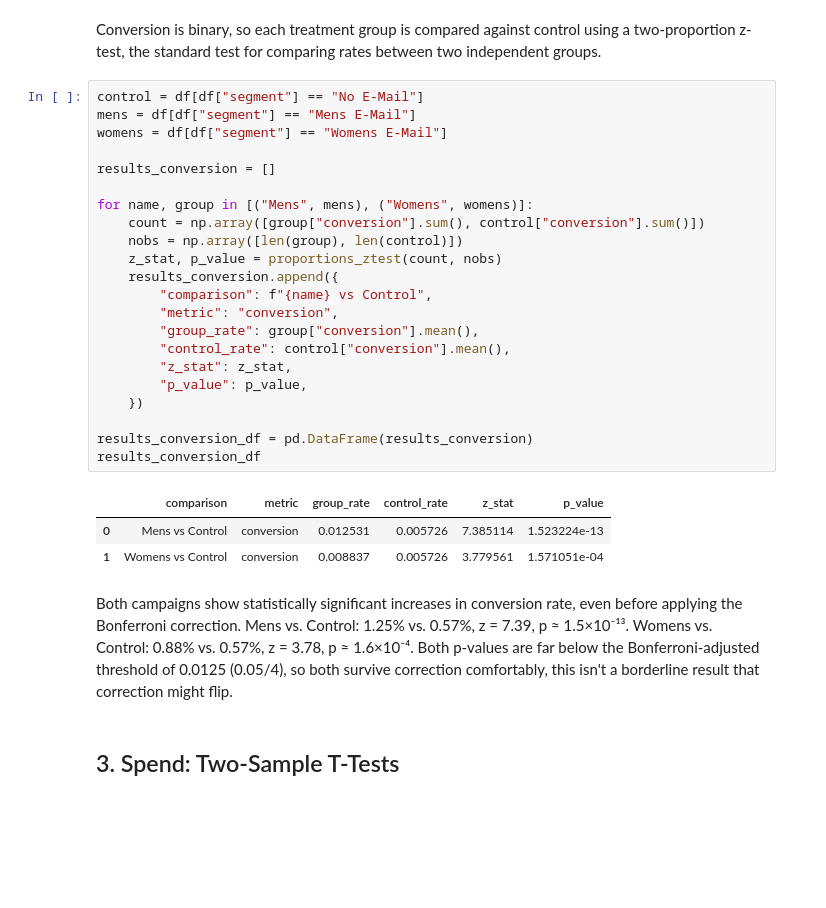
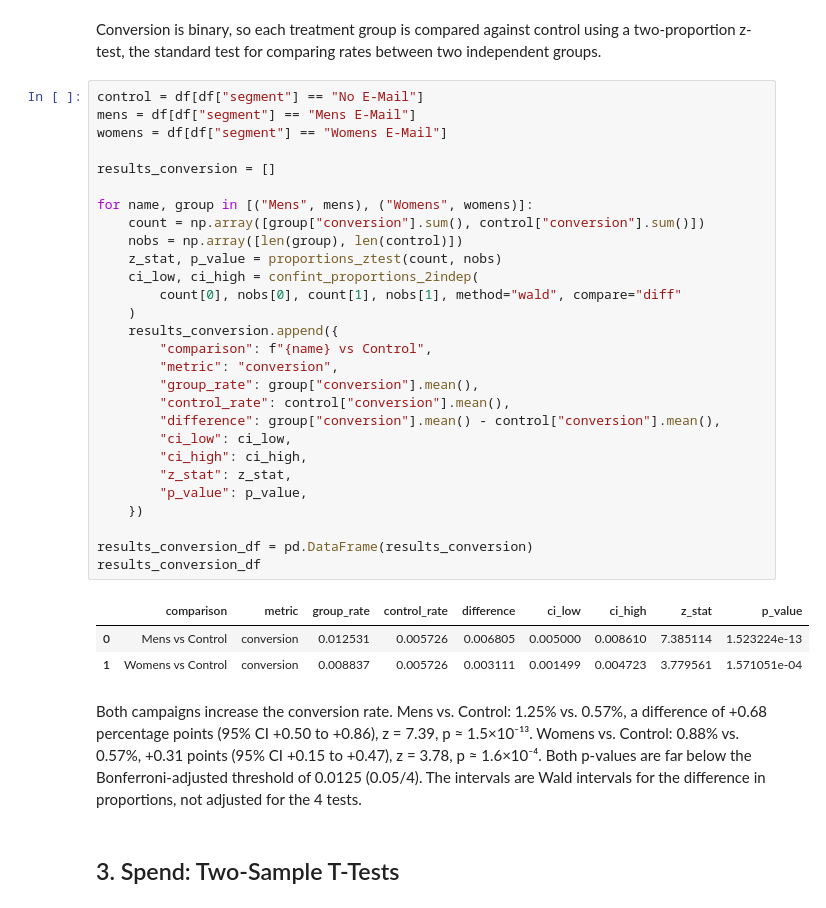
Before and after one commit to juan-llanos/retail-consumer-behavior, a Jupyter notebook: notebooks/07_ab_testing_microcase.ipynb, the cells around one changed output. Cells and saved outputs as stored; diff of their text form; blank space fills up the shorter version.

```diff
--- a/notebooks/07_ab_testing_microcase.ipynb
+++ b/notebooks/07_ab_testing_microcase.ipynb
@@ -139,36 +158,42 @@ between two independent groups.
 # %%
 control = df[df["segment"] == "No E-Mail"]
 mens = df[df["segment"] == "Mens E-Mail"]
 womens = df[df["segment"] == "Womens E-Mail"]
 
 results_conversion = []
 
 for name, group in [("Mens", mens), ("Womens", womens)]:
     count = np.array([group["conversion"].sum(), control["conversion"].sum()])
     nobs = np.array([len(group), len(control)])
     z_stat, p_value = proportions_ztest(count, nobs)
+    ci_low, ci_high = confint_proportions_2indep(
+        count[0], nobs[0], count[1], nobs[1], method="wald", compare="diff"
+    )
     results_conversion.append({
         "comparison": f"{name} vs Control",
         "metric": "conversion",
         "group_rate": group["conversion"].mean(),
         "control_rate": control["conversion"].mean(),
+        "difference": group["conversion"].mean() - control["conversion"].mean(),
+        "ci_low": ci_low,
+        "ci_high": ci_high,
         "z_stat": z_stat,
         "p_value": p_value,
     })
 
 results_conversion_df = pd.DataFrame(results_conversion)
 results_conversion_df
 # %% [output]
-|  | comparison | metric | group_rate | control_rate | z_stat | p_value |
-| 0 | Mens vs Control | conversion | 0.012531 | 0.005726 | 7.385114 | 1.523224e-13 |
-| 1 | Womens vs Control | conversion | 0.008837 | 0.005726 | 3.779561 | 1.571051e-04 |
+|  | comparison | metric | group_rate | control_rate | difference | ci_low | ci_high | z_stat | p_value |
+| 0 | Mens vs Control | conversion | 0.012531 | 0.005726 | 0.006805 | 0.005000 | 0.008610 | 7.385114 | 1.523224e-13 |
+| 1 | Womens vs Control | conversion | 0.008837 | 0.005726 | 0.003111 | 0.001499 | 0.004723 | 3.779561 | 1.571051e-04 |
 # %% [markdown]
-Both campaigns show statistically significant increases in conversion rate,
-even before applying the Bonferroni correction. Mens vs. Control: 1.25% vs.
-0.57%, z = 7.39, p ≈ 1.5×10⁻¹³. Womens vs. Control: 0.88% vs. 0.57%, z =
-3.78, p ≈ 1.6×10⁻⁴. Both p-values are far below the Bonferroni-adjusted
-threshold of 0.0125 (0.05/4), so both survive correction comfortably, this
-isn't a borderline result that correction might flip.
+Both campaigns increase the conversion rate. Mens vs. Control: 1.25% vs.
+0.57%, a difference of +0.68 percentage points (95% CI +0.50 to +0.86),
+z = 7.39, p ≈ 1.5×10⁻¹³. Womens vs. Control: 0.88% vs. 0.57%, +0.31 points
+(95% CI +0.15 to +0.47), z = 3.78, p ≈ 1.6×10⁻⁴. Both p-values are far below
+the Bonferroni-adjusted threshold of 0.0125 (0.05/4). The intervals are Wald
+intervals for the difference in proportions, not adjusted for the 4 tests.
 # %% [markdown]
 ## 3. Spend: Two-Sample T-Tests
 # %% [markdown]
```
Also changed, not shown: parts of 14 cells of this notebook, 8 other files.
